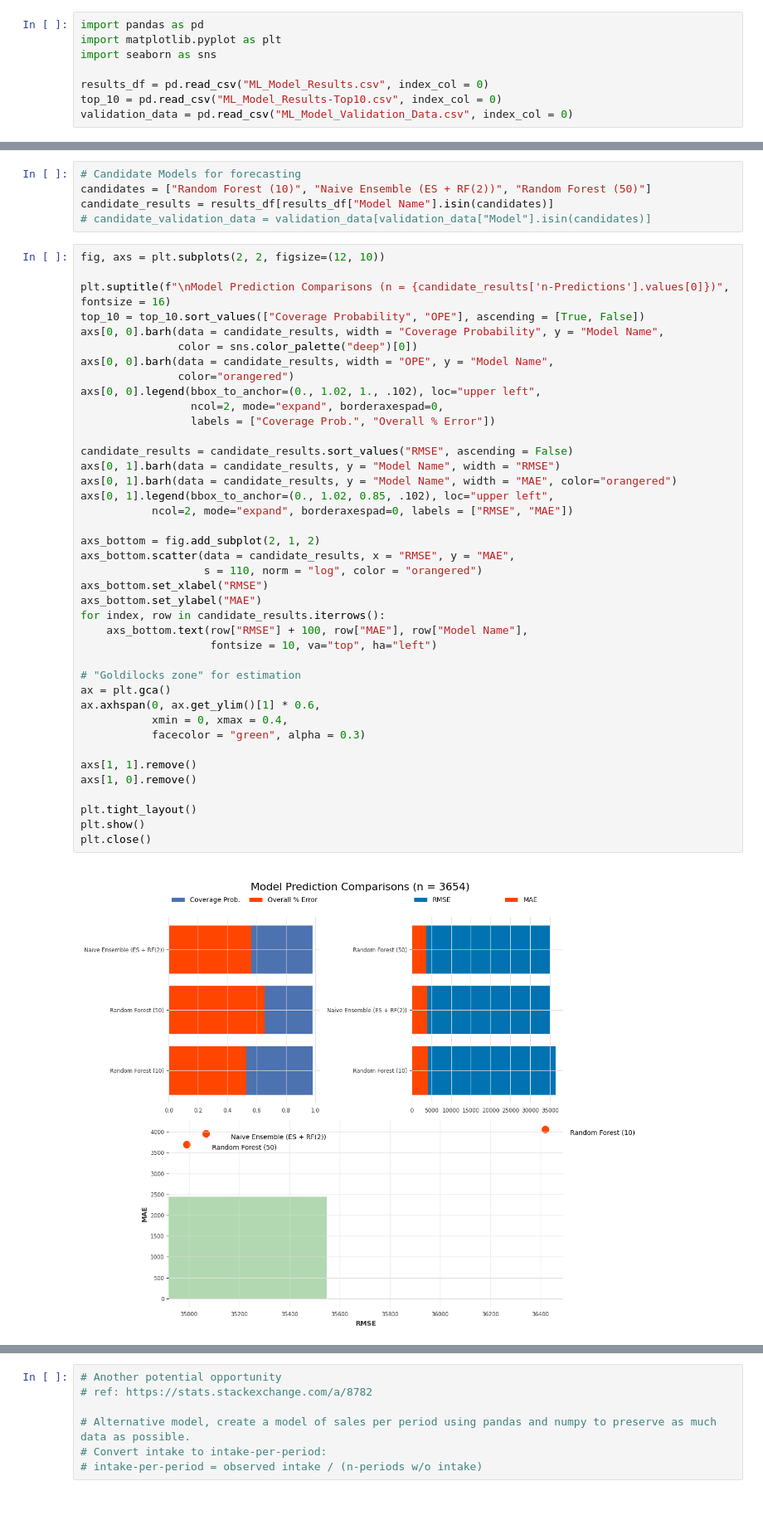
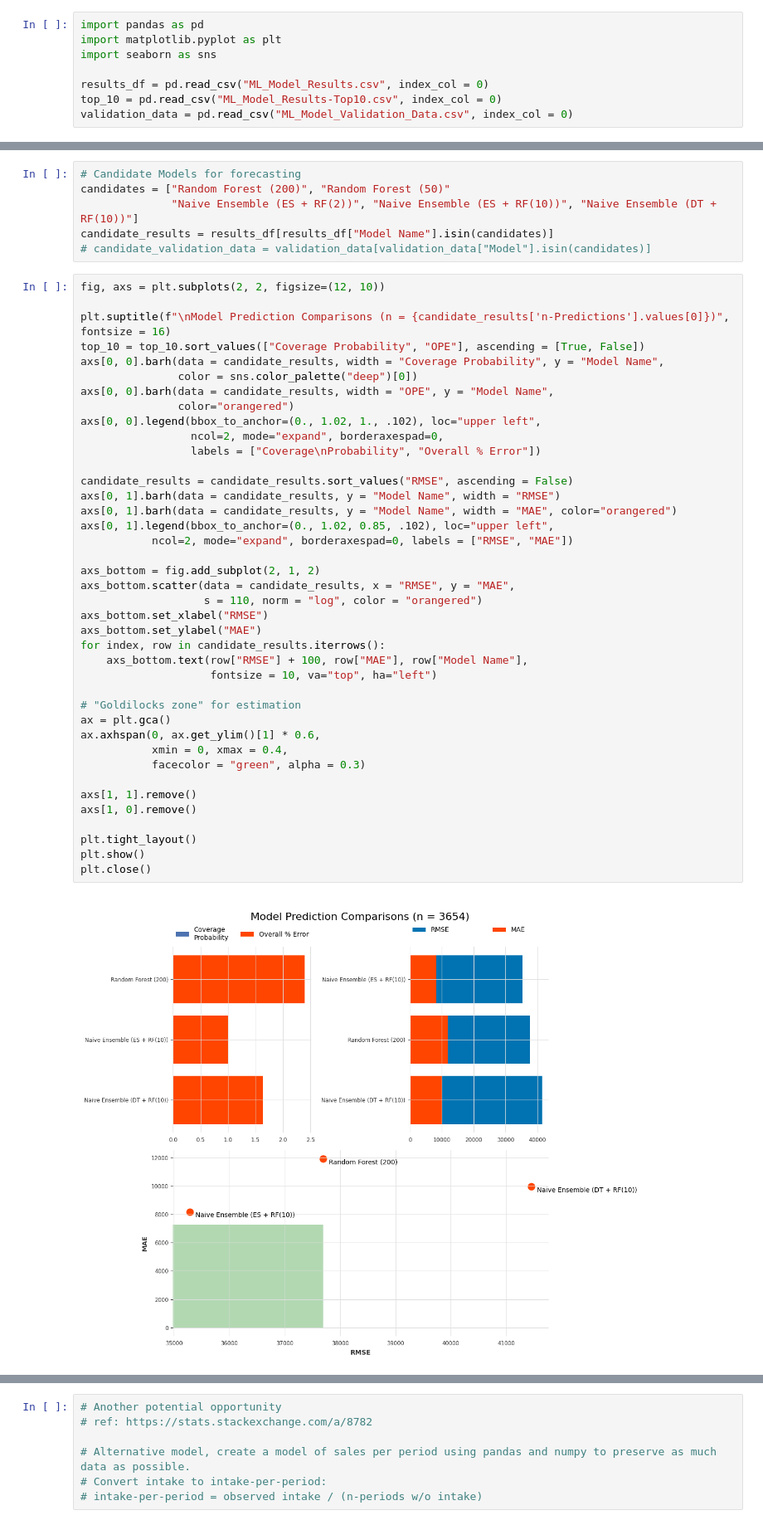
Before and after one commit to marisol-yake/MMM-museum-analytics, a Jupyter notebook: examples/NYC_MoMA_Example/Collections Time Series Forecasting.ipynb, the cells around one changed output, grey strips where cells are left out. Shown at 83% size. Saved outputs shown, nothing was run; the diff lists cells and outputs as text.

```diff
--- a/examples/NYC_MoMA_Example/Collections Time Series Forecasting.ipynb
+++ b/examples/NYC_MoMA_Example/Collections Time Series Forecasting.ipynb
@@ -543,6 +619,7 @@ plt.close()
 # %%
 # Candidate Models for forecasting
-candidates = ["Random Forest (10)", "Naive Ensemble (ES + RF(2))", "Random Forest (50)"]
+candidates = ["Random Forest (200)", "Random Forest (50)"
+              "Naive Ensemble (ES + RF(2))", "Naive Ensemble (ES + RF(10))", "Naive Ensemble (DT + RF(10))"]
 candidate_results = results_df[results_df["Model Name"].isin(candidates)]
 # candidate_validation_data = validation_data[validation_data["Model"].isin(candidates)]
 # %%
@@ -556,34 +633,34 @@ axs[0, 0].barh(data = candidate_results, width = "OPE", y = "Model Name",
                color="orangered")
 axs[0, 0].legend(bbox_to_anchor=(0., 1.02, 1., .102), loc="upper left",
                  ncol=2, mode="expand", borderaxespad=0,
-                 labels = ["Coverage Prob.", "Overall % Error"])
+                 labels = ["Coverage\nProbability", "Overall % Error"])
 
 candidate_results = candidate_results.sort_values("RMSE", ascending = False)
 axs[0, 1].barh(data = candidate_results, y = "Model Name", width = "RMSE")
 axs[0, 1].barh(data = candidate_results, y = "Model Name", width = "MAE", color="orangered")
 axs[0, 1].legend(bbox_to_anchor=(0., 1.02, 0.85, .102), loc="upper left",
            ncol=2, mode="expand", borderaxespad=0, labels = ["RMSE", "MAE"])
 
 axs_bottom = fig.add_subplot(2, 1, 2)
 axs_bottom.scatter(data = candidate_results, x = "RMSE", y = "MAE",
                    s = 110, norm = "log", color = "orangered")
 axs_bottom.set_xlabel("RMSE")
 axs_bottom.set_ylabel("MAE")
 for index, row in candidate_results.iterrows():
     axs_bottom.text(row["RMSE"] + 100, row["MAE"], row["Model Name"],
                     fontsize = 10, va="top", ha="left")
 
 # "Goldilocks zone" for estimation
 ax = plt.gca()
 ax.axhspan(0, ax.get_ylim()[1] * 0.6,
            xmin = 0, xmax = 0.4,
            facecolor = "green", alpha = 0.3)
 
 axs[1, 1].remove()
 axs[1, 0].remove()
 
 plt.tight_layout()
 plt.show()
 plt.close()
 # %% [output]
-[figure, old version]
+[figure, new version]
```
Also changed, not shown: parts of 18 cells of this notebook, 2 other files.
